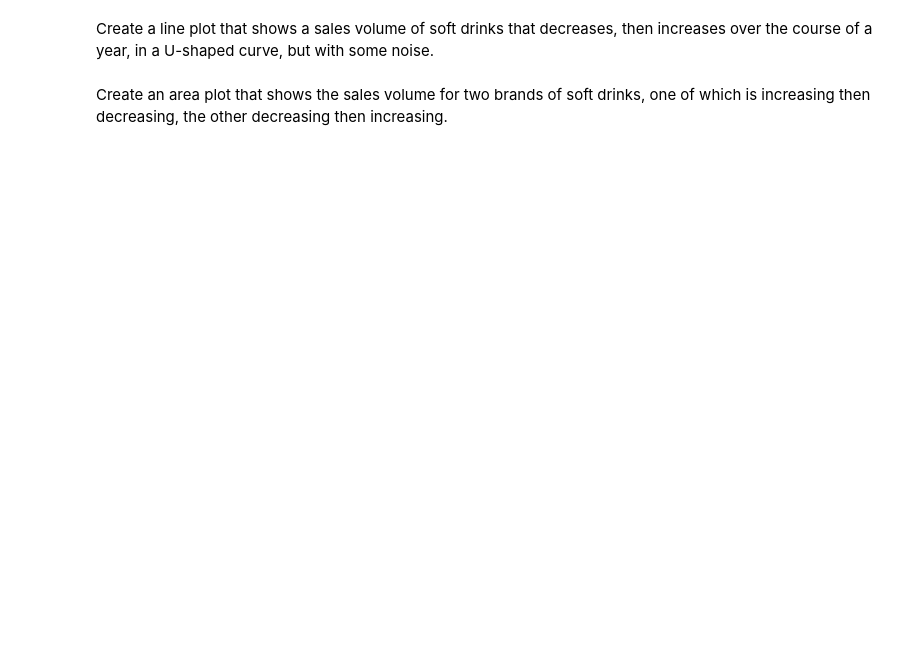
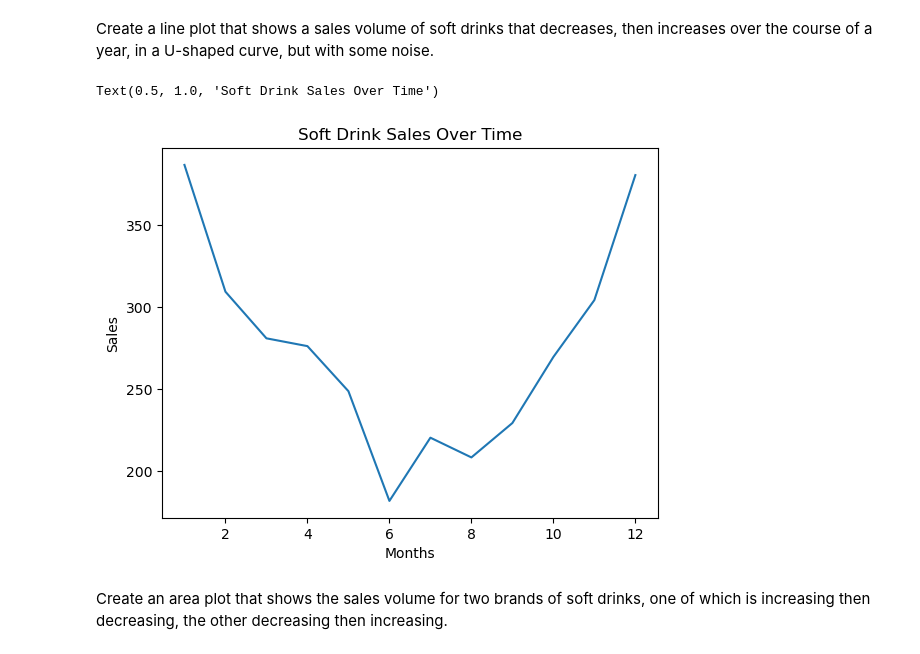
Before and after one commit to chenmichael2/MOD-B-O2, a Jupyter notebook: OMDS-ModB2-Week5-Chen-Michael.ipynb, the cells around one changed output. Saved outputs shown, nothing was run; the diff lists cells and outputs as text; code cells hidden in the pictures; blank space fills up the shorter version.

```diff
--- a/OMDS-ModB2-Week5-Chen-Michael.ipynb
+++ b/OMDS-ModB2-Week5-Chen-Michael.ipynb
@@ -232,4 +232,28 @@ array([[<Axes: title={'center': '0'}>]], dtype=object)
 # %% [markdown]
 Create a line plot that shows a sales volume of soft drinks that decreases, then increases over the course of a year, in a U-shaped curve, but with some noise.
+# %%
+np.random.seed(0)
+
+months = np.arange(1, 13)
+
+# Quadratic U-shape centered around middle of year
+sales_trend = -(months - 6.5)**2
+
+# Flip it so it decreases then increases
+sales_trend = 200 - 5 * sales_trend
+
+# Add noise
+noise = np.random.normal(0, 20, size=12)
+
+sales = sales_trend + noise
+
+ax = sns.lineplot(x = months, y = sales)
+
+ax.set_xlabel("Months")
+ax.set_ylabel("Sales")
+ax.set_title("Soft Drink Sales Over Time")
+# %% [output]
+Text(0.5, 1.0, 'Soft Drink Sales Over Time')
+[figure, added]
 # %% [markdown]
 Create an area plot that shows the sales volume for two brands of soft drinks, one of which is increasing then decreasing, the other decreasing then increasing.
```
Also changed, not shown: parts of 2 cells of this notebook.
